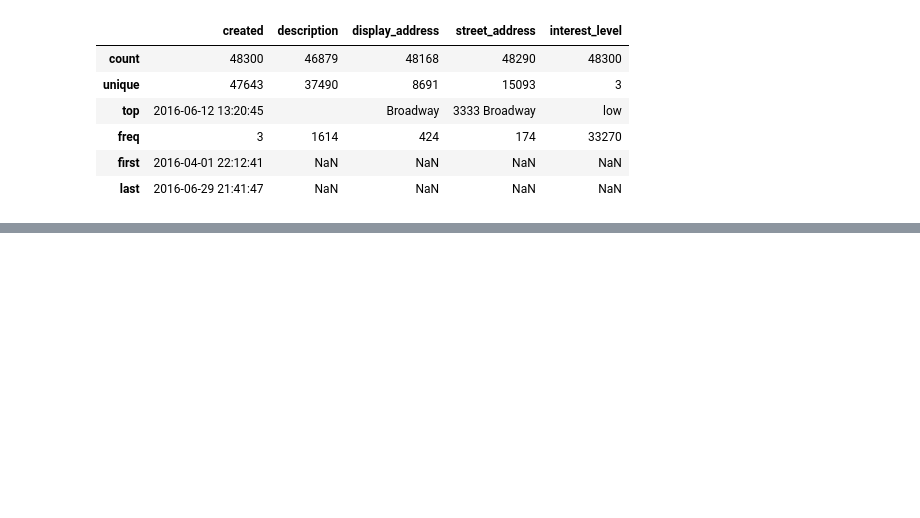
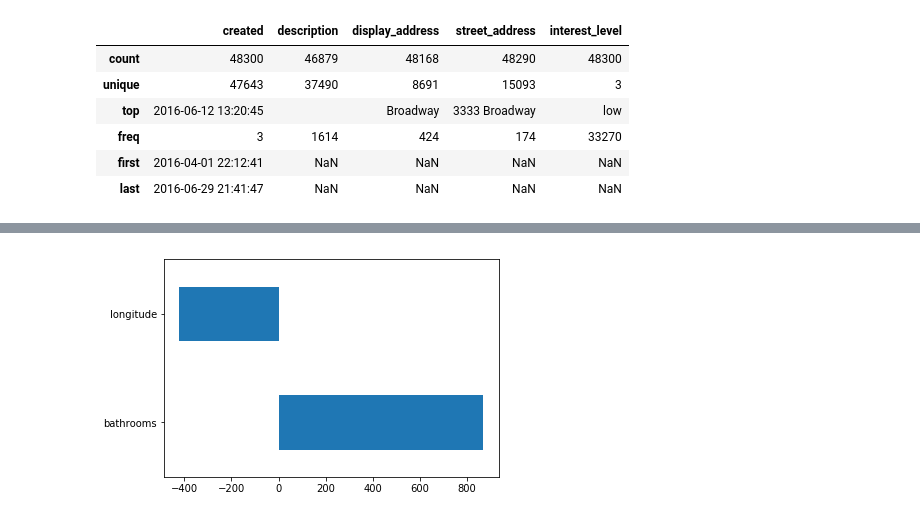
Before and after one commit to LambdaSchool/DEPRECATED-DS-Unit-2-Linear-Models, a Jupyter notebook: module3-understanding-linear-regression/understanding_linear_regression_assignment.ipynb, the cells around one changed output, grey strips where cells are left out. Saved outputs shown, nothing was run; the diff lists cells and outputs as text; code cells hidden in the pictures; blank space fills up the shorter version.

```diff
--- a/module3-understanding-linear-regression/understanding_linear_regression_assignment.ipynb
+++ b/module3-understanding-linear-regression/understanding_linear_regression_assignment.ipynb
@@ -209,0 +249,78 @@ dtype: float64
+# %%
+# now finding ideal feature selection for two features...
+
+import itertools
+from sklearn.linear_model import LinearRegression
+from sklearn.preprocessing import StandardScaler
+from sklearn.metrics import mean_squared_error, mean_absolute_error, r2_score
+import warnings; warnings.simplefilter('ignore')
+
+features = df.drop(
+    columns='price').describe(
+    include = 'number').columns.tolist()
+target = 'price'
+
+train = df.query('month < 6')
+test = df.query('month == 6')
+
+keeper_features = []
+other_features = [elem for elem in features if elem not in keeper_features]
+
+other_features_combo = list(itertools.combinations(other_features, 2))
+
+dictionary = {}
+for i in range(len(other_features_combo)):
+    X_train = train[list(other_features_combo[i]) + keeper_features]
+    y_train = train[target]
+
+    X_test = test[list(other_features_combo[i]) + keeper_features]
+    y_test = test[target]
+
+    scaler = StandardScaler()
+    X_train = scaler.fit_transform(X_train)
+    X_test = scaler.transform(X_test)
+
+    model = LinearRegression()
+    model.fit(X_train, y_train)
+    y_pred = model.predict(X_test)
+
+    dictionary.update({other_features_combo[i]:
+                       mean_absolute_error(y_test, y_pred)})
+
+best_new_features_combo = min(dictionary, key=dictionary.get)
+
+X_train = train[list(best_new_features_combo) + keeper_features]
+y_train = train[target]
+
+X_test = test[list(best_new_features_combo) + keeper_features]
+y_test = test[target]
+
+scaler = StandardScaler()
+X_train = scaler.fit_transform(X_train)
+X_test = scaler.transform(X_test)
+
+model = LinearRegression()
+model.fit(X_train, y_train)
+y_pred_train = model.predict(X_train)
+y_pred_test = model.predict(X_test)
+
+print('Train Root Mean Squared Error:',
+      np.sqrt(mean_squared_error(y_train, y_pred_train)))
+print('Train Mean Absolute Error:',
+      mean_absolute_error(y_train, y_pred_train))
+print('Train R^2 Score:',
+      r2_score(y_train, y_pred_train), '\n')
+
+print('Test Root Mean Squared Error:',
+      np.sqrt(mean_squared_error(y_test, y_pred_test)))
+print('Test Mean Absolute Error:',
+      mean_absolute_error(y_test, y_pred_test))
+print('Test R^2 Score:',
+      r2_score(y_test, y_pred_test), '\n')
+
+print('Intercept\t ', model.intercept_)
+print(pd.Series(model.coef_, list(best_new_features_combo) + keeper_features))
+
+pd.Series(model.coef_, list(
+    best_new_features_combo) + keeper_features).plot.barh();
+# %% [output]
@@ -209,0 +339 @@ dtype: float64
+[figure, added]
```
Also changed, not shown: parts of 5 cells of this notebook, 1 other file.
